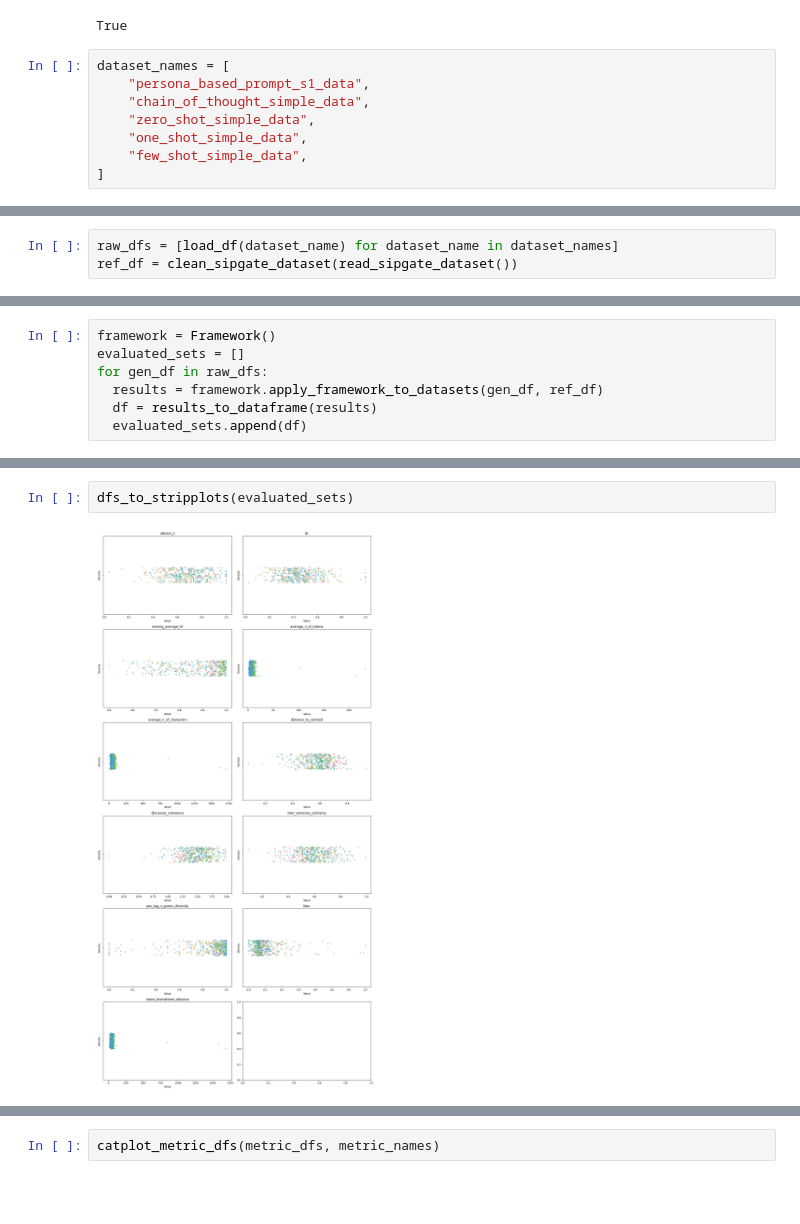
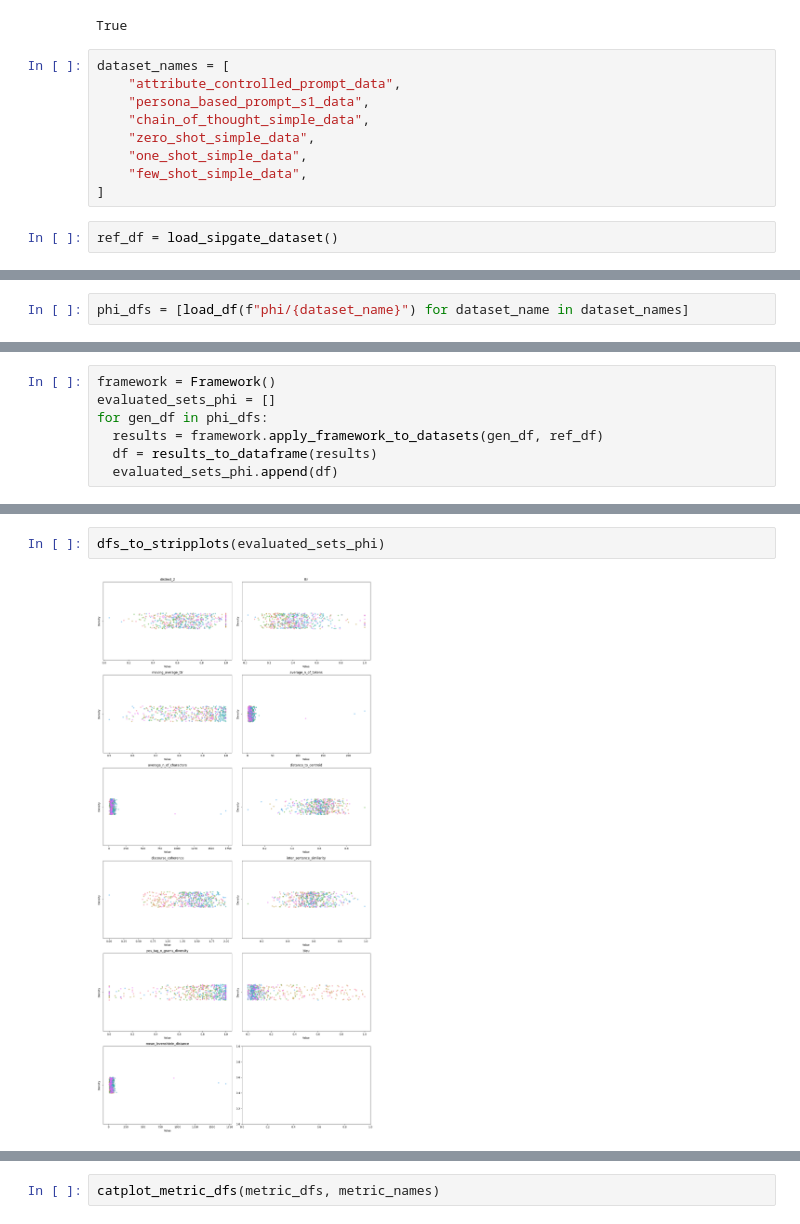
Before and after one commit to kobrue02/evaluating-llm-generated-nlu-data, a Jupyter notebook: bin/notebooks/evaluate.ipynb, the cells around one changed output, grey strips where cells are left out. Drawn from its saved outputs; the diff is of its cells as text; blank space fills up the shorter version.

```diff
--- a/bin/notebooks/evaluate.ipynb
+++ b/bin/notebooks/evaluate.ipynb
@@ -39,9 +39,12 @@ nltk.download('averaged_perceptron_tagger_eng')
 True
 # %%
 dataset_names = [
+    "attribute_controlled_prompt_data",
     "persona_based_prompt_s1_data",
     "chain_of_thought_simple_data",
     "zero_shot_simple_data",
     "one_shot_simple_data",
     "few_shot_simple_data",
 ]
+# %%
+ref_df = load_sipgate_dataset()
@@ -48,3 +53,2 @@ dataset_names = [
 # %%
-raw_dfs = [load_df(dataset_name) for dataset_name in dataset_names]
-ref_df = clean_sipgate_dataset(read_sipgate_dataset())
+phi_dfs = [load_df(f"phi/{dataset_name}") for dataset_name in dataset_names]
@@ -51,7 +57,7 @@ ref_df = clean_sipgate_dataset(read_sipgate_dataset())
 # %%
 framework = Framework()
-evaluated_sets = []
-for gen_df in raw_dfs:
+evaluated_sets_phi = []
+for gen_df in phi_dfs:
   results = framework.apply_framework_to_datasets(gen_df, ref_df)
   df = results_to_dataframe(results)
-  evaluated_sets.append(df)
+  evaluated_sets_phi.append(df)
@@ -58,4 +70,4 @@ for gen_df in raw_dfs:
 # %%
-dfs_to_stripplots(evaluated_sets)
+dfs_to_stripplots(evaluated_sets_phi)
 # %% [output]
-[figure, old version]
+[figure, new version]
```
Also changed, not shown: parts of 12 cells of this notebook.
